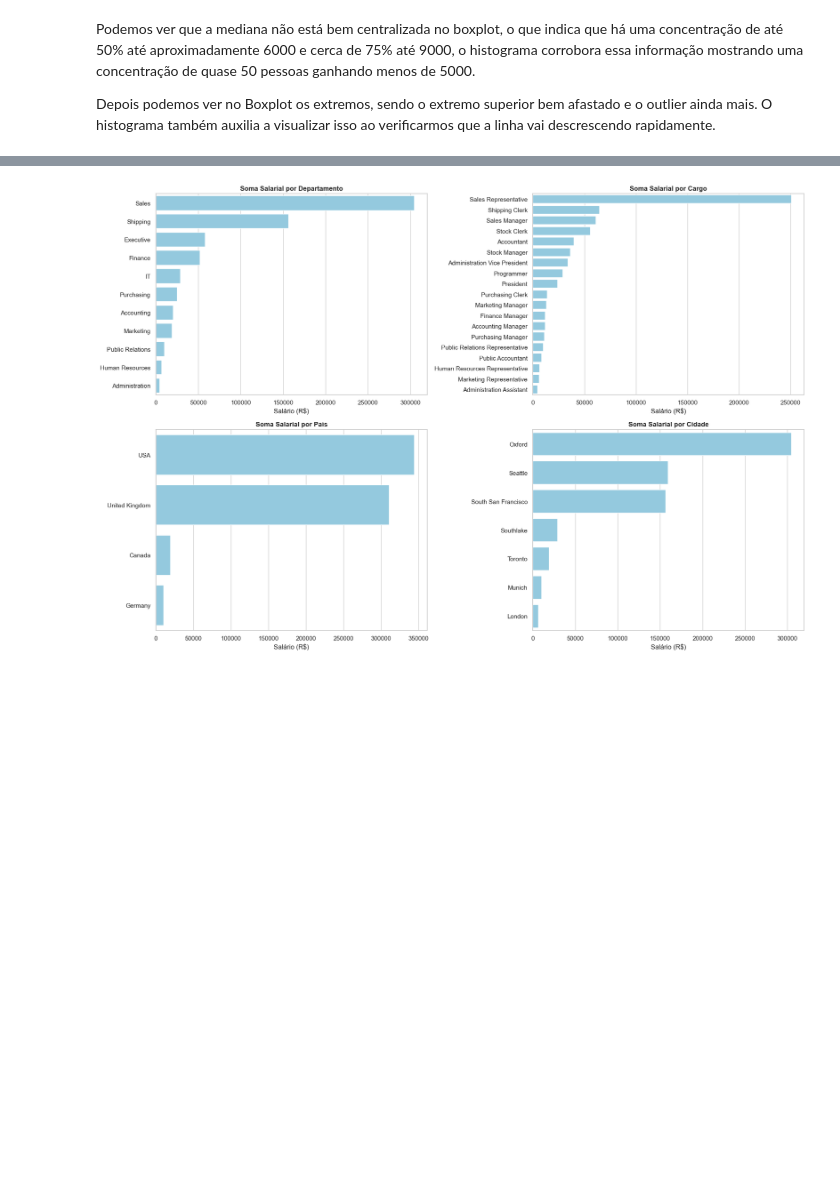
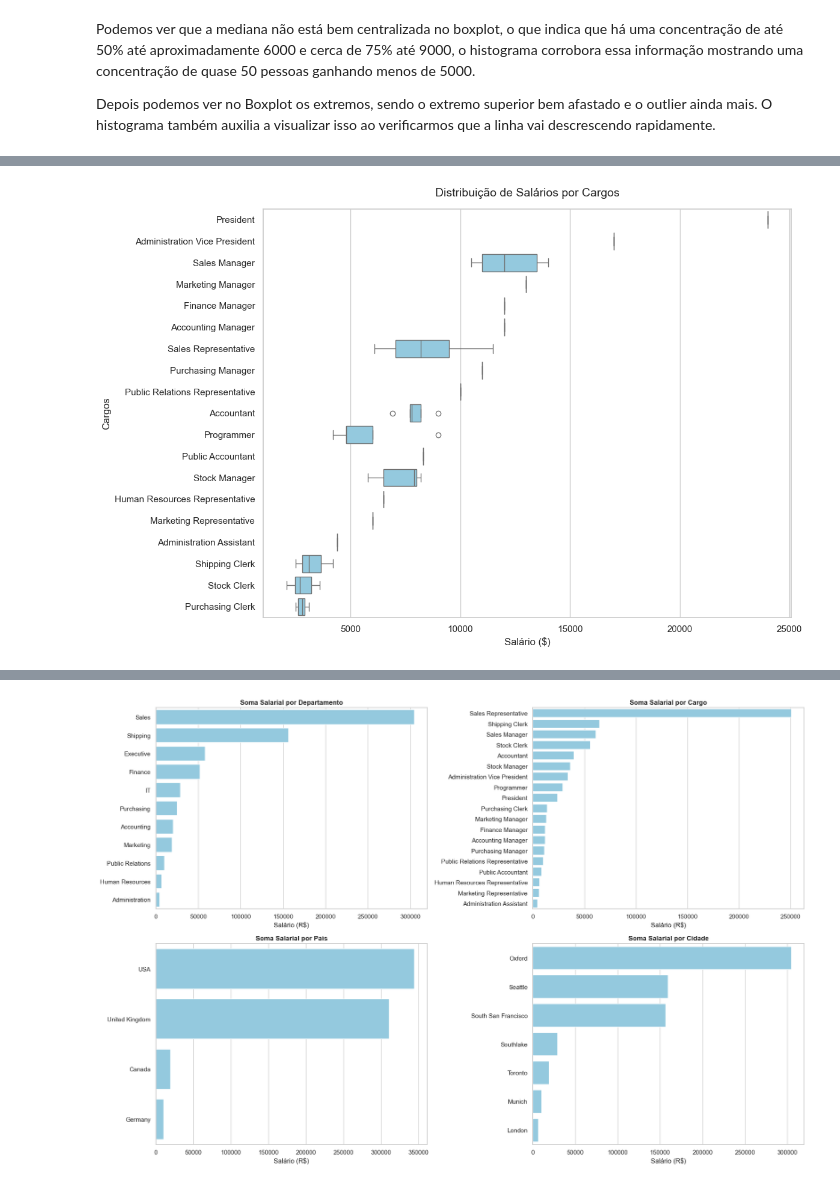
Before and after one commit to VictorHSaints/Projeto-analise-dados-SCTEC, a Jupyter notebook: EDA.ipynb, the cells around one changed output, grey strips where cells are left out. Saved outputs shown, nothing was run; the diff lists cells and outputs as text; code cells hidden in the pictures; blank space fills up the shorter version.

```diff
--- a/EDA.ipynb
+++ b/EDA.ipynb
@@ -364,0 +366,16 @@ Pode-se ver que o setor executivo é o que mais recebe, tendo em mente que é co
+# %%
+plt.figure(figsize=(12, 8))
+sns.boxplot(
+    data=df_salario_localizacao,
+    x="SALARIO",
+    y="CARGOS",
+    color="skyblue"
+
+)
+plt.title("Distribuição de Salários por Cargos", fontsize=14, pad=15)
+plt.xlabel("Salário ($)", fontsize=12)
+plt.ylabel("Cargos", fontsize=12)
+plt.tight_layout()
+plt.show()
+# %% [output]
+[figure, added]
```
Also changed, not shown: parts of 10 cells of this notebook, 1 other file.
